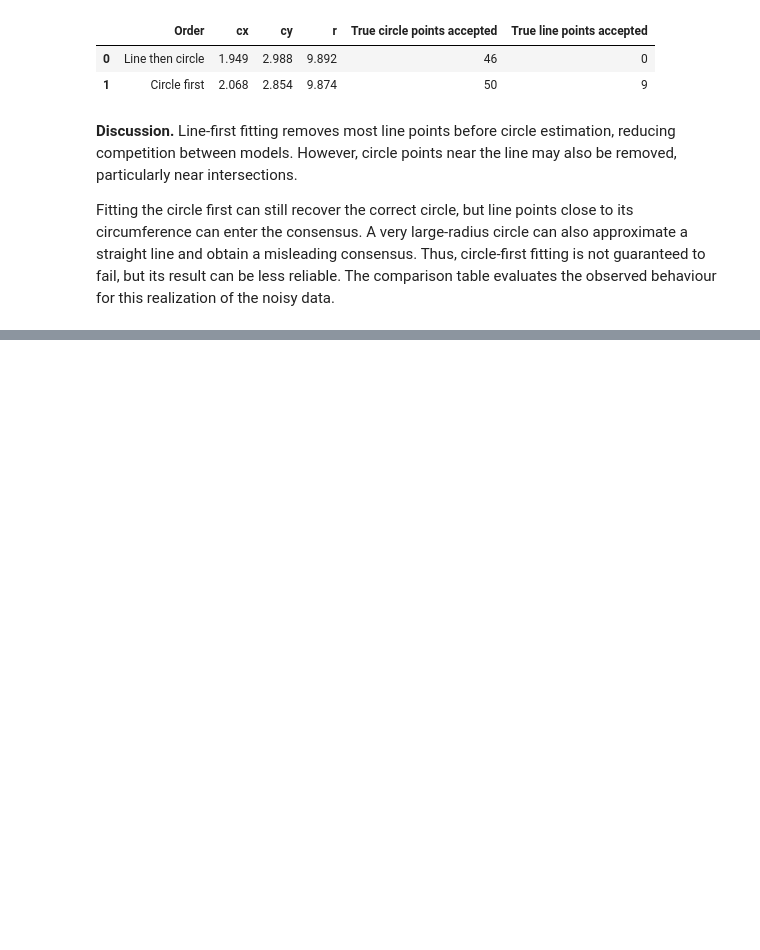
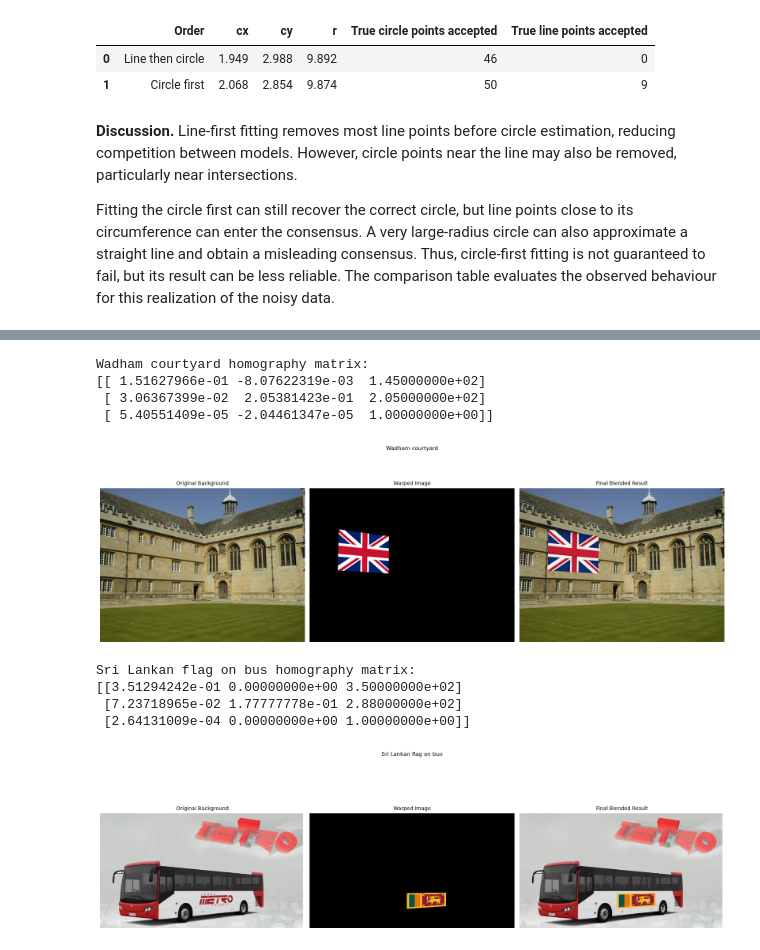
Before and after one commit to gunasekaraks/Fitting-and-Alignment, a Jupyter notebook: getting_started.ipynb, the cells around one changed output, grey strips where cells are left out. Cells and saved outputs as stored; diff of their text form; code cells hidden in the pictures; blank space fills up the shorter version.

```diff
--- a/getting_started.ipynb
+++ b/getting_started.ipynb
@@ -426,0 +471,70 @@ the observed behaviour for this realization of the noisy data.
+# %%
+def apply_homography(background, source, destination_points, alpha=0.9):
+    h_src, w_src = source.shape[:2]
+    h_bg, w_bg = background.shape[:2]
+    source_points = np.float32([
+        [0, 0], [w_src - 1, 0], [w_src - 1, h_src - 1], [0, h_src - 1]
+    ])
+    H = cv.getPerspectiveTransform(source_points, destination_points)
+    warped = cv.warpPerspective(source, H, (w_bg, h_bg))
+
+    mask = np.ones((h_src, w_src), dtype=np.uint8) * 255
+    warped_mask = cv.warpPerspective(mask, H, (w_bg, h_bg))
+    blend_mask = (alpha * warped_mask.astype(np.float32) / 255.0)[:, :, None]
+    result = blend_mask * warped.astype(np.float32)
+    result += (1 - blend_mask) * background.astype(np.float32)
+    return H, warped, np.clip(result, 0, 255).astype(np.uint8)
+
+
+# Set True to choose your own corners: TL, TR, BR, BL.
+# Press R to restart, Enter to confirm, or Esc to cancel.
+SELECT_POINTS = False
+OUTPUT_DIR = Path("outputs/q3")
+OUTPUT_DIR.mkdir(parents=True, exist_ok=True)
+
+pairs = [
+    ("Wadham courtyard", "wadham.jpg", "flag.png",
+     [[145, 205], [395, 239], [395, 425], [140, 410]], 0.9, "wadham"),
+    ("Sri Lankan flag on bus", "bus.jpg", "sri_lanka_flag.png",
+     [[350, 288], [490, 286], [490, 334], [350, 344]], 0.95, "bus"),
+]
+
+for title, background_name, source_name, corners, alpha, stem in pairs:
+    background = read_image(IMAGE_DIR / background_name)
+    source = read_image(IMAGE_DIR / source_name)
+    if SELECT_POINTS:
+        print(f"Select corners on {title}: TL, TR, BR, BL.")
+        destination_points = select_four_points(background, title)
+    else:
+        destination_points = np.asarray(corners, dtype=np.float32)
+
+    H, warped, result = apply_homography(
+        background, source, destination_points, alpha=alpha
+    )
+    print(f"{title} homography matrix:")
+    print(H)
+    np.savetxt(OUTPUT_DIR / f"{stem}_homography.txt", H)
+    cv.imwrite(str(OUTPUT_DIR / f"{stem}_warped.png"), warped)
+    cv.imwrite(str(OUTPUT_DIR / f"{stem}_blended.png"), result)
+
+    fig, axes = plt.subplots(1, 3, figsize=(16, 6), constrained_layout=False)
+    for ax, image, image_title in zip(
+        axes, [background, warped, result],
+        ["Original Background", "Warped Image", "Final Blended Result"]
+    ):
+        show_image(ax, image, image_title)
+    fig.suptitle(title)
+    fig.tight_layout()
+    fig.savefig(OUTPUT_DIR / f"{stem}_comparison.png", dpi=150)
+    plt.show()
+# %% [output]
+Wadham courtyard homography matrix:
+[[ 1.51627966e-01 -8.07622319e-03  1.45000000e+02]
+ [ 3.06367399e-02  2.05381423e-01  2.05000000e+02]
+ [ 5.40551409e-05 -2.04461347e-05  1.00000000e+00]]
+[figure, added]
+Sri Lankan flag on bus homography matrix:
+[[3.51294242e-01 0.00000000e+00 3.50000000e+02]
+ [7.23718965e-02 1.77777778e-01 2.88000000e+02]
+ [2.64131009e-04 0.00000000e+00 1.00000000e+00]]
+[figure, added]
```
Also changed, not shown: parts of 3 cells of this notebook, 14 other files.
